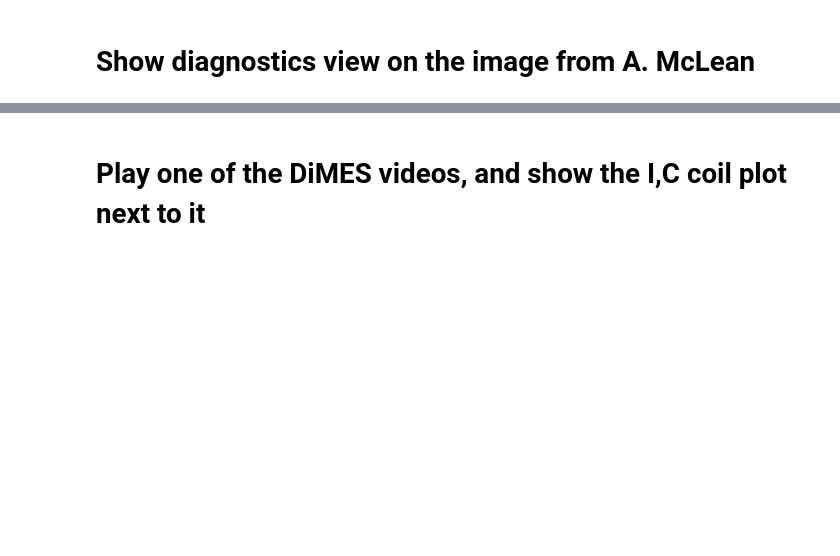
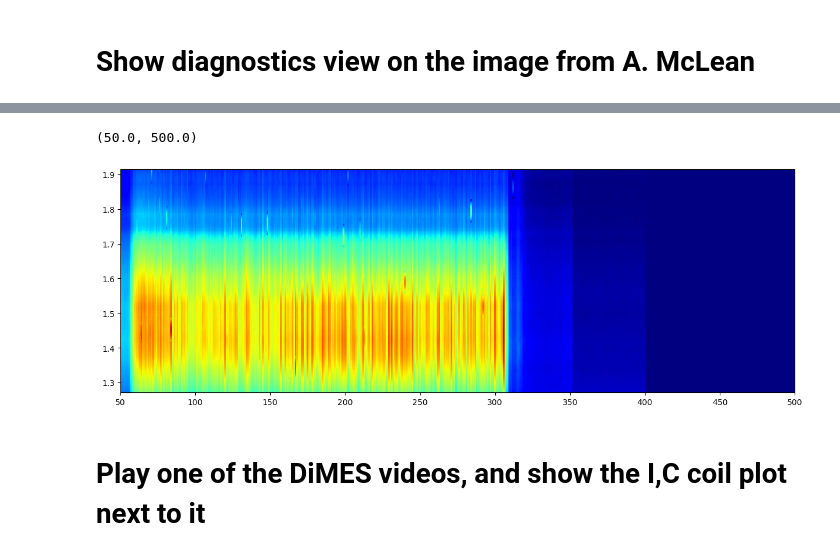
Before and after one commit to as-maan/sol_efc, a Jupyter notebook: DiMES.ipynb, the cells around one changed output, grey strips where cells are left out. Saved outputs shown, nothing was run; the diff lists cells and outputs as text; code cells hidden in the pictures; blank space fills up the shorter version.

```diff
--- a/DiMES.ipynb
+++ b/DiMES.ipynb
@@ -77,3 +71,31 @@ ax.add_patch(rvsod)
+# %%
+# get profile from dimes tv
+
+import read
+
+r_start, phi = process.cart_to_pol([start[0],end[0]])
+r_end, phi = process.cart_to_pol([start[1],end[1]])
+shot = 192972
+out,n = read.dimes_img(f'/home/maana/mp_2022_34_53/munaretto/2022-11-21_Bortolon/{shot}_CII_1x1_1ms_low.tif')
+profiles = []
+t = []
+for i in range(n):
+    t.append(i+1)
+    prof = process.dimes_line_profile(out,i,start_img,end_img)
+    filtered, raw, normed = prof['filtered'], prof['raw'], prof['normalized']
+    profiles.append(normed)
+R = np.linspace(r_start,r_end,len(filtered))
+profiles.append(normed)
+
+import matplotlib.pyplot as plt
+
+fig, ax = plt.subplots(1,figsize=(15,5))
+
+ax.pcolormesh(t,R,np.transpose(np.array(profiles[:-1])),cmap='jet')
+ax.set_xlim([50,500])
+# %% [output]
+(50.0, 500.0)
+[figure, added]
 # %% [markdown]
 # Play one of the DiMES videos, and show the I,C coil plot next to it
 # %%
```
Also changed, not shown: parts of 9 cells of this notebook, 1 other file.
